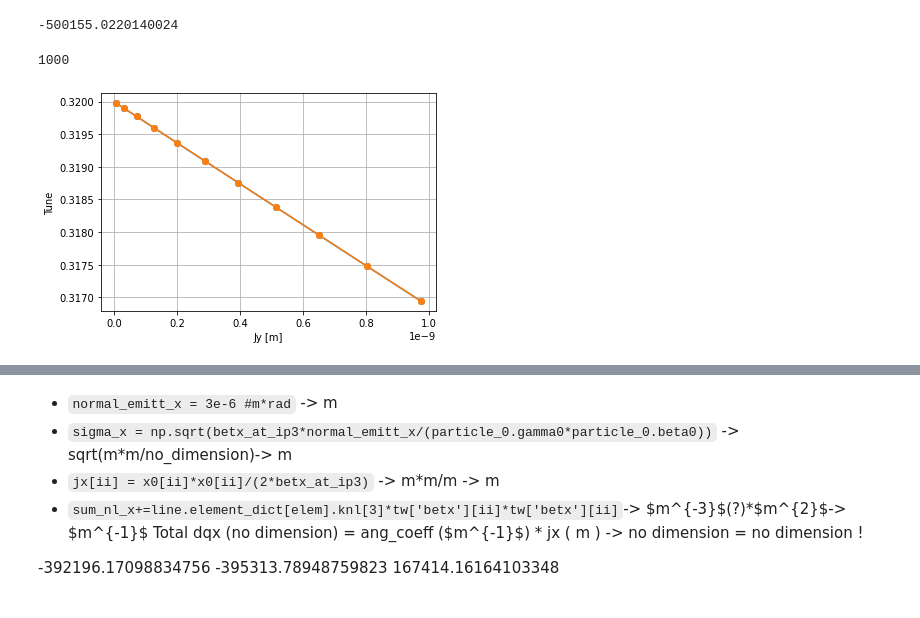
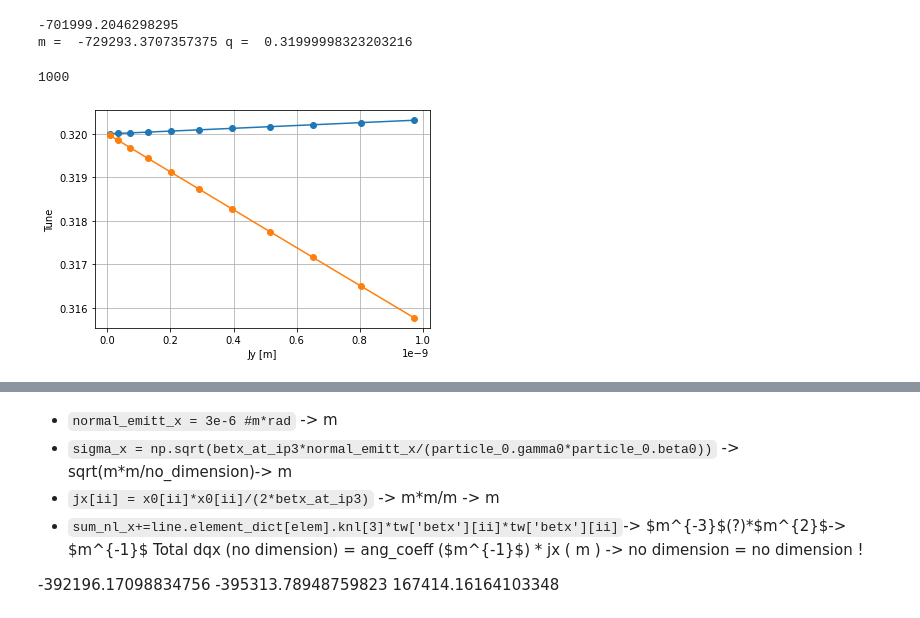
Before and after one commit to andreafornara/git_postprocessing, a Jupyter notebook: Atomic_HL.ipynb, the cells around one changed output, grey strips where cells are left out. Cells and saved outputs as stored; diff of their text form; code cells hidden in the pictures.

```diff
--- a/Atomic_HL.ipynb
+++ b/Atomic_HL.ipynb
@@ -74,10 +75,10 @@ print(p0_normal.x,p0_normal.y,p0_normal.zeta)
 
 #-----choose one of the two to have a particle with x or y displacement----------------
 
+#particles_normal = xp.build_particles(_context=ctx_cpu,particle_ref=p0_normal,
+#                                     x=[mysigma*sigma_x[0] for mysigma in np.linspace(0.2,2.2,N_particles)])
 particles_normal = xp.build_particles(_context=ctx_cpu,particle_ref=p0_normal,
-                                     x=[mysigma*sigma_x[0] for mysigma in np.linspace(0.2,2.2,N_particles)])
-#particles_normal = xp.build_particles(_context=ctx_cpu,particle_ref=p0_normal,
-#                                      y=[mysigma*sigma_y[0] for mysigma in np.linspace(0.2,2.2,N_particles)])
+                                      y=[mysigma*sigma_y[0] for mysigma in np.linspace(0.2,2.2,N_particles)])
 
 #-----tracking------------------
 
@@ -142,8 +144,8 @@ print(qx_normal)
 # %%
-qx_oct = [0.3099826737092824, 0.30993062159779705, 0.30984374507819573, 0.30972197446703315, 0.309565246088411, 0.3093735283709684, 0.3091468141731755, 0.3088851159943467, 0.3085884664808147, 0.3082569342219985, 0.30789059896464577]
-qx_no_oct = [0.3099826737092824, 0.30993062159779705, 0.30984374507819573, 0.30972197446703315, 0.309565246088411, 0.3093735283709684, 0.3091468141731755, 0.3088851159943467, 0.3085884664808147, 0.3082569342219985, 0.30789059896464577]
-qy_oct = [0.3199746258057827, 0.3198984979596786, 0.3197716655720019, 0.3195941970267713, 0.31936618958567975, 0.3190877638200154, 0.318759067297167, 0.3183802701326344, 0.3179515657431874, 0.3174731691956555, 0.31694531571443424]
-qy_no_oct = [0.3199746258057807, 0.31989849795968817, 0.31977166557199693, 0.3195941970267799, 0.31936618958565605, 0.3190877638200177, 0.31875906729715303, 0.3183802701326396, 0.317951565743177, 0.31747316919564134, 0.3169453157144137]
+qx_oct = [0.3099729853619833, 0.3098918357682501, 0.3097564288224855, 0.3095666905629942, 0.30932260135690787, 0.3090241960273222, 0.3086715645289171, 0.30826485287266264, 0.3078042573649851, 0.3072900293432073, 0.30672245933280956]
+qx_no_oct = [0.31000247351151017, 0.3100099060222694, 0.310022318009404, 0.3100397233326097, 0.3100621477186556, 0.3100896106017297, 0.3101221338376378, 0.31015974307030975, 0.31020245464808854, 0.3102502971621292, 0.31030330628103214]
+qy_oct = [0.3199647919147489, 0.31985918903987093, 0.31968326137648256, 0.31943712285128767, 0.3191209303598695, 0.318734885986202, 0.31827922992692564, 0.31775424648940914, 0.3171602536699745, 0.31649760994340664, 0.31576670728784345]
+qy_no_oct = [0.320002601157878, 0.3200103963990873, 0.3200233851424917, 0.3200415710538225, 0.3200649570182308, 0.3200935416597209, 0.3201273246927187, 0.3201663161732014, 0.32021049937305646, 0.32025989443330893, 0.3203144948520657]
 # %%
 #Monitor detuning study, x direction
 x0 = np.array([mysigma*sigma_x[0] for mysigma in np.linspace(0.2,2.2,N_particles)])
@@ -180,36 +183,37 @@ len(my_result['x'][:,ii])
 # %%
 #Monitor detuning study, x direction
 x0 = np.array([mysigma*sigma_x[0] for mysigma in np.linspace(0.2,2.2,N_particles)])
 
 jy = np.zeros(N_particles)
 
 
 for ii in range(N_particles):
     jy[ii] = y0[ii]*y0[ii]/(2*bety_at_ip3)
 
 
 
 plt.plot(jy,qy_no_oct,'-o');
 plt.plot(jy,qy_oct,'-o')
 plt.grid()
 #plt.ylim(-0.002,0.005)
 #print(j[0],dq[0],j[8],dq[8])
 plt.ylabel('Tune')
 plt.xlabel('Jy [m]')
 m = ((qy_oct[10]-qy_oct[0])+(137991.53677331618*(jx[10]-jx[0])))/(jy[10]-jy[0])
 print(m/6)
 
-#slope, intercept, r_value, p_value, std_err = linregress([jy[0],jy[2]],[qy_oct[0],qy_oct[2]])
+slope, intercept, r_value, p_value, std_err = linregress([jy[0],jy[2]],[qy_oct[0],qy_oct[2]])
 #slope = slope/6+140786.19331294773*jx[2]
-#print('m = ',slope/6,'q = ',intercept)
+print('m = ',slope/6,'q = ',intercept)
 
 #print(tracker_monitor.record_last_track.x[0])
 #len(tracker_monitor.record_last_track.x[0])
 len(my_result['x'][:,ii])
 # %% [output]
--500155.0220140024
+-701999.2046298295
+m =  -729293.3707357375 q =  0.31999998323203216
 1000
-[figure, old version]
+[figure, new version]
 # %%
 tracker1 = xt.Tracker(_context=ctx_cpu, line=line)
 #tw = tracker1.twiss(particle_0)
```
Also changed, not shown: parts of 17 cells of this notebook, 3 other files.
